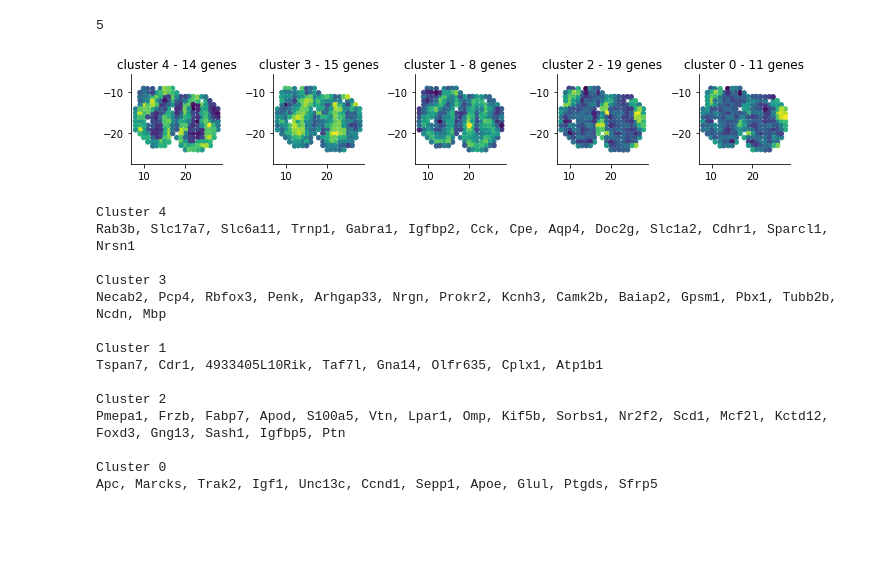
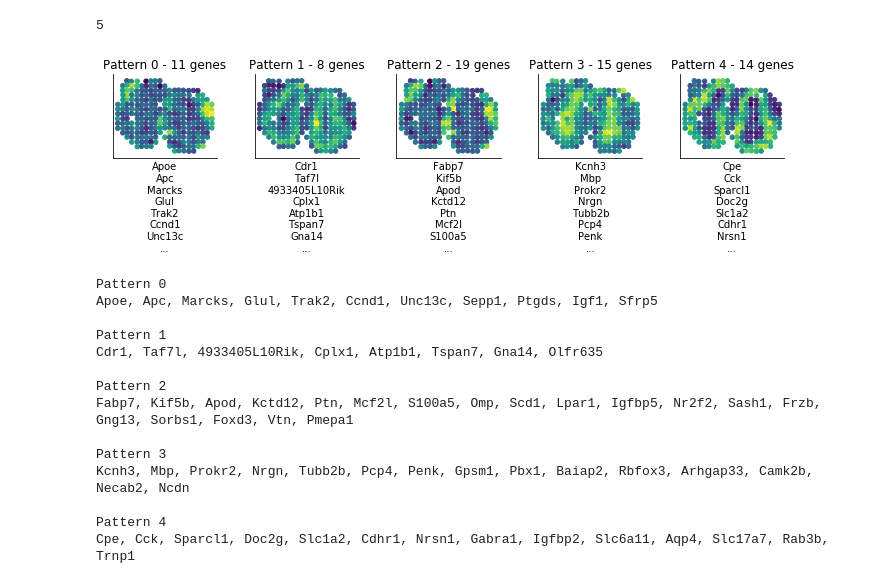
Before and after one commit to Teichlab/SpatialDE, a Jupyter notebook: Analysis/MouseOB/Automatic expression histology.ipynb, the cells around one changed output. Saved outputs shown, nothing was run; the diff lists cells and outputs as text; code cells hidden in the pictures; blank space fills up the shorter version.

```diff
--- a/Analysis/MouseOB/Automatic expression histology.ipynb
+++ b/Analysis/MouseOB/Automatic expression histology.ipynb
@@ -77,35 +77,42 @@ K_hat
 # %% [output]
 5
 # %%
-figsize(10, 2)
-for i, Ci in enumerate(sres.cluster.unique()):
+figsize(10, 3)
+for i, Ci in enumerate(sres.sort_values('cluster').cluster.unique()):
     C = Cs[0][Ci]
     plt.subplot(1, K_hat, i + 1)
     plt.scatter(X[:,0], -X[:,1], c=C, s=20)
     plt.axis('equal')
-    plt.title('cluster {} - {} genes'.format(Ci, sres.query('cluster == @Ci').shape[0] ))
+    plt.title('Pattern {} - {} genes'.format(Ci, sres.query('cluster == @Ci').shape[0] ))
+
+    xlab = '\n'.join(sres.query('cluster == @Ci').sort_values('pval')['g'].tolist()[:7])
+    plt.xlabel(xlab + '\n...')
+
+    plt.xticks([])
+    plt.yticks([])
 
 plt.tight_layout()
+plt.savefig('MOB_AEH.pdf', bbox_inches='tight')
 # %% [output]
-[figure, old version]
+[figure, new version]
 # %%
-for i in sres.cluster.unique():
+for i in sres.sort_values('cluster').cluster.unique():
 
-    print('Cluster {}'.format(i))
-    print(', '.join(sres.query('cluster == @i')['g'].tolist()))
+    print('Pattern {}'.format(i))
+    print(', '.join(sres.query('cluster == @i').sort_values('pval')['g'].tolist()))
     print()
 # %% [output]
-Cluster 4
-Rab3b, Slc17a7, Slc6a11, Trnp1, Gabra1, Igfbp2, Cck, Cpe, Aqp4, Doc2g, Slc1a2, Cdhr1, Sparcl1, Nrsn1
+Pattern 0
+Apoe, Apc, Marcks, Glul, Trak2, Ccnd1, Unc13c, Sepp1, Ptgds, Igf1, Sfrp5
 
-Cluster 3
-Necab2, Pcp4, Rbfox3, Penk, Arhgap33, Nrgn, Prokr2, Kcnh3, Camk2b, Baiap2, Gpsm1, Pbx1, Tubb2b, Ncdn, Mbp
+Pattern 1
+Cdr1, Taf7l, 4933405L10Rik, Cplx1, Atp1b1, Tspan7, Gna14, Olfr635
 
-Cluster 1
-Tspan7, Cdr1, 4933405L10Rik, Taf7l, Gna14, Olfr635, Cplx1, Atp1b1
+Pattern 2
+Fabp7, Kif5b, Apod, Kctd12, Ptn, Mcf2l, S100a5, Omp, Scd1, Lpar1, Igfbp5, Nr2f2, Sash1, Frzb, Gng13, Sorbs1, Foxd3, Vtn, Pmepa1
 
-Cluster 2
-Pmepa1, Frzb, Fabp7, Apod, S100a5, Vtn, Lpar1, Omp, Kif5b, Sorbs1, Nr2f2, Scd1, Mcf2l, Kctd12, Foxd3, Gng13, Sash1, Igfbp5, Ptn
+Pattern 3
+Kcnh3, Mbp, Prokr2, Nrgn, Tubb2b, Pcp4, Penk, Gpsm1, Pbx1, Baiap2, Rbfox3, Arhgap33, Camk2b, Necab2, Ncdn
 
-Cluster 0
-Apc, Marcks, Trak2, Igf1, Unc13c, Ccnd1, Sepp1, Apoe, Glul, Ptgds, Sfrp5
+Pattern 4
+Cpe, Cck, Sparcl1, Doc2g, Slc1a2, Cdhr1, Nrsn1, Gabra1, Igfbp2, Slc6a11, Aqp4, Slc17a7, Rab3b, Trnp1
```
Also changed, not shown: parts of 2 cells of this notebook, 6 other files.
